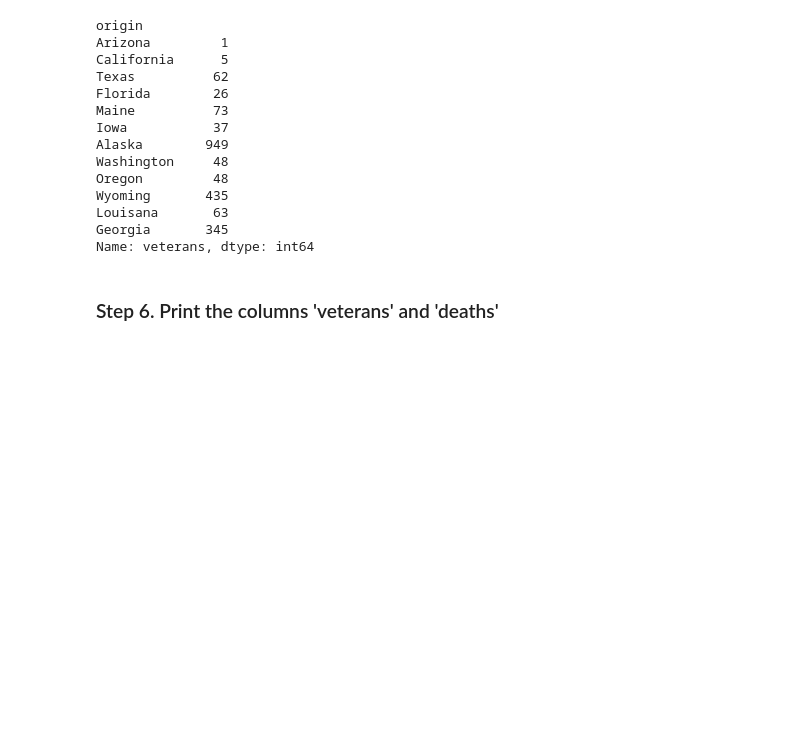
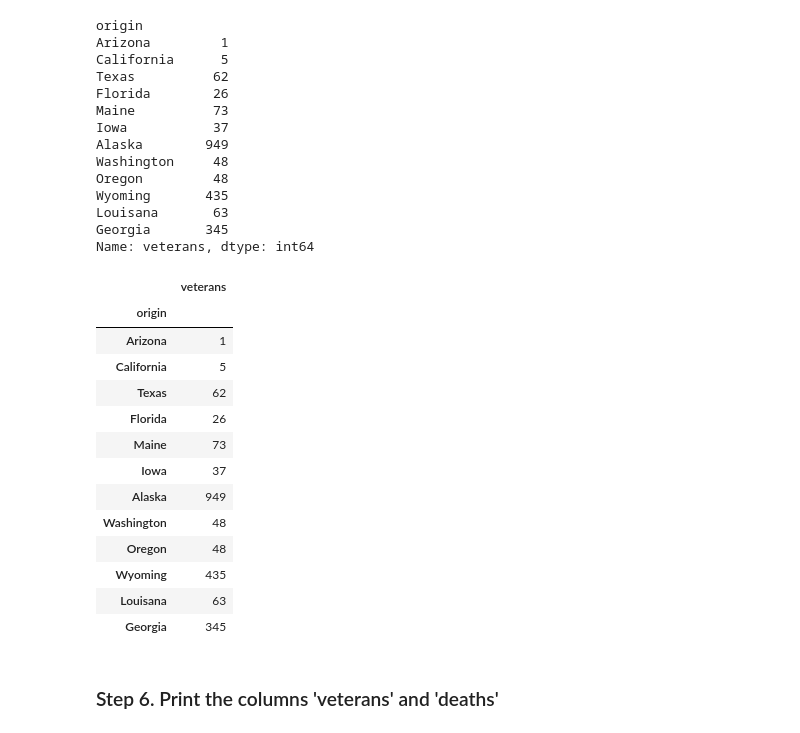
Before and after one commit to irenetite/2026-02-BILBAO-FT-Data-Science, a Jupyter notebook: 2-Data_Analysis/2-Pandas/Practica/2-Fictional_Army/irene_Fictional Army.ipynb, the cells around one changed output. Cells and saved outputs as stored; diff of their text form; code cells hidden in the pictures; blank space fills up the shorter version.

```diff
--- a/2-Data_Analysis/2-Pandas/Practica/2-Fictional_Army/irene_Fictional Army.ipynb
+++ b/2-Data_Analysis/2-Pandas/Practica/2-Fictional_Army/irene_Fictional Army.ipynb
@@ -74,6 +74,25 @@ Wyoming       435
 Louisana       63
 Georgia       345
 Name: veterans, dtype: int64
+# %%
+army[['veterans']]
+# con doble corchete te lo deja como df
+# con un corchete es una serie
+# %% [output]
+|  | veterans |
+| origin |  |
+| Arizona | 1 |
+| California | 5 |
+| Texas | 62 |
+| Florida | 26 |
+| Maine | 73 |
+| Iowa | 37 |
+| Alaska | 949 |
+| Washington | 48 |
+| Oregon | 48 |
+| Wyoming | 435 |
+| Louisana | 63 |
+| Georgia | 345 |
 # %% [markdown]
 ### Step 6. Print the columns 'veterans' and 'deaths'
 # %%
```
Also changed, not shown: parts of 9 cells of this notebook, 1 other file.
